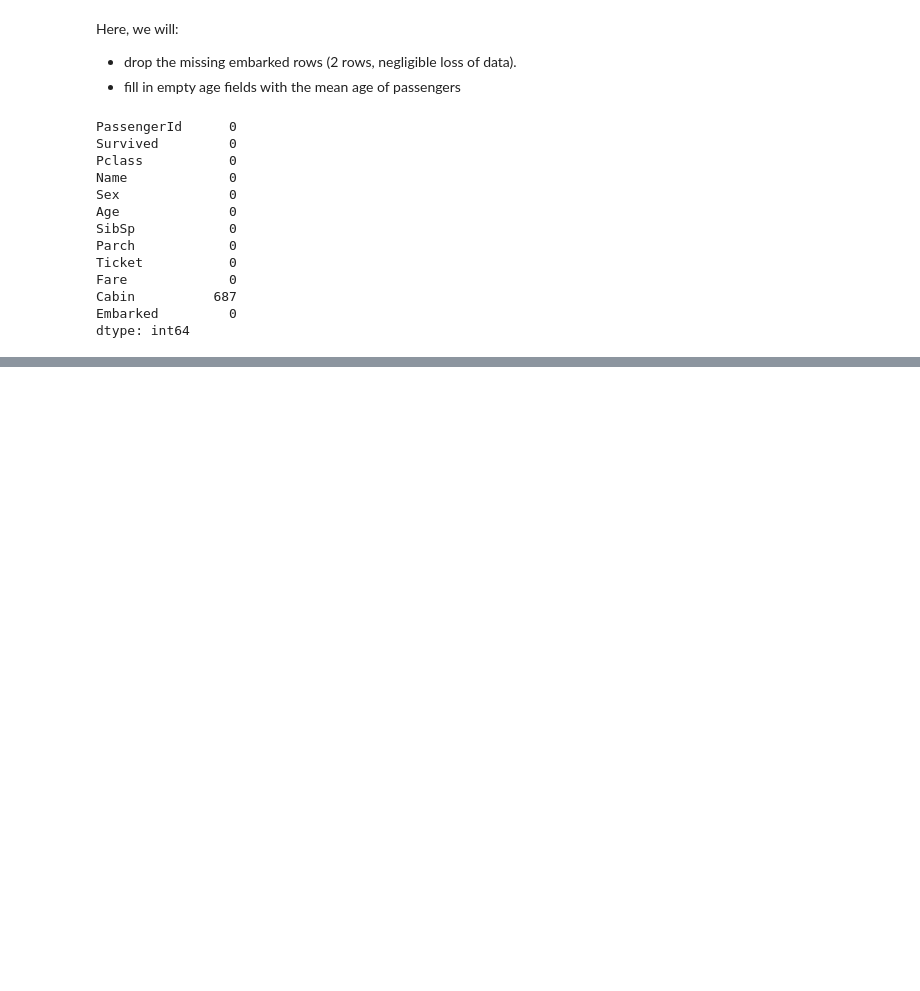
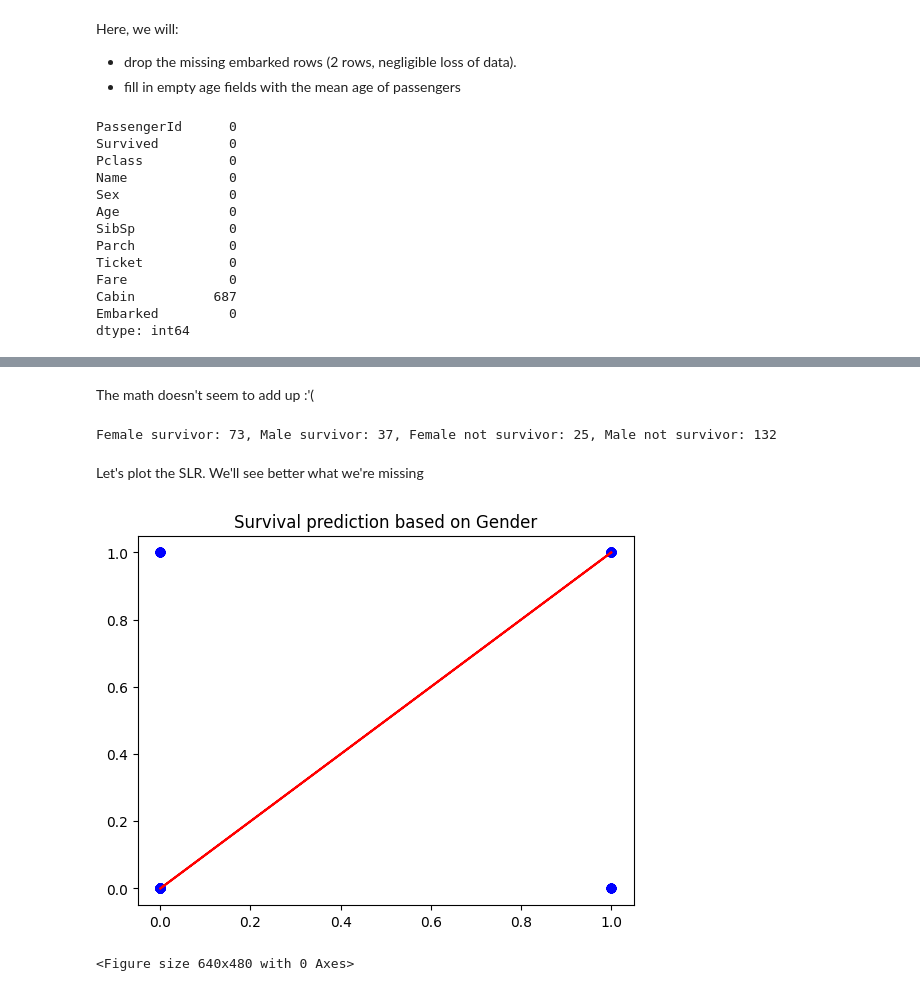
Before and after one commit to Gdeterline/Titanic_Survival_Prediction, a Jupyter notebook: main.ipynb, the cells around one changed output, grey strips where cells are left out. Saved outputs shown, nothing was run; the diff lists cells and outputs as text; code cells hidden in the pictures; blank space fills up the shorter version.

```diff
--- a/main.ipynb
+++ b/main.ipynb
@@ -231,0 +316,24 @@ For now, let's start with Linear Regression.
+# %% [markdown]
+The math doesn't seem to add up :'(
+# %%
+fem_s, male_s, fem_ns, male_ns = 0, 0, 0, 0
+
+fem_s = ((y_test == 1) & (x_test['Sex'] == 1)).sum()
+male_s = ((y_test == 1) & (x_test['Sex'] == 0)).sum()
+fem_ns = ((y_test == 0) & (x_test['Sex'] == 1)).sum()
+male_ns = ((y_test == 0) & (x_test['Sex'] == 0)).sum()
+print(f"Female survivor: {fem_s}, Male survivor: {male_s}, Female not survivor: {fem_ns}, Male not survivor: {male_ns}")
+# %% [output]
+Female survivor: 73, Male survivor: 37, Female not survivor: 25, Male not survivor: 132
+# %% [markdown]
+Let's plot the SLR. We'll see better what we're missing
+# %%
+plt.scatter(x_test_sex, y_test, color='blue')
+plt.plot(x_test_sex, y_pred, color='red')
+
+plt.title('Survival prediction based on Gender')
+plt.show()
+plt.savefig("./data_analysis_plots/predicted_survival_SLR")
+# %% [output]
+[figure, added]
+<Figure size 640x480 with 0 Axes>
```
Also changed, not shown: parts of 14 cells of this notebook, 3 other files.
